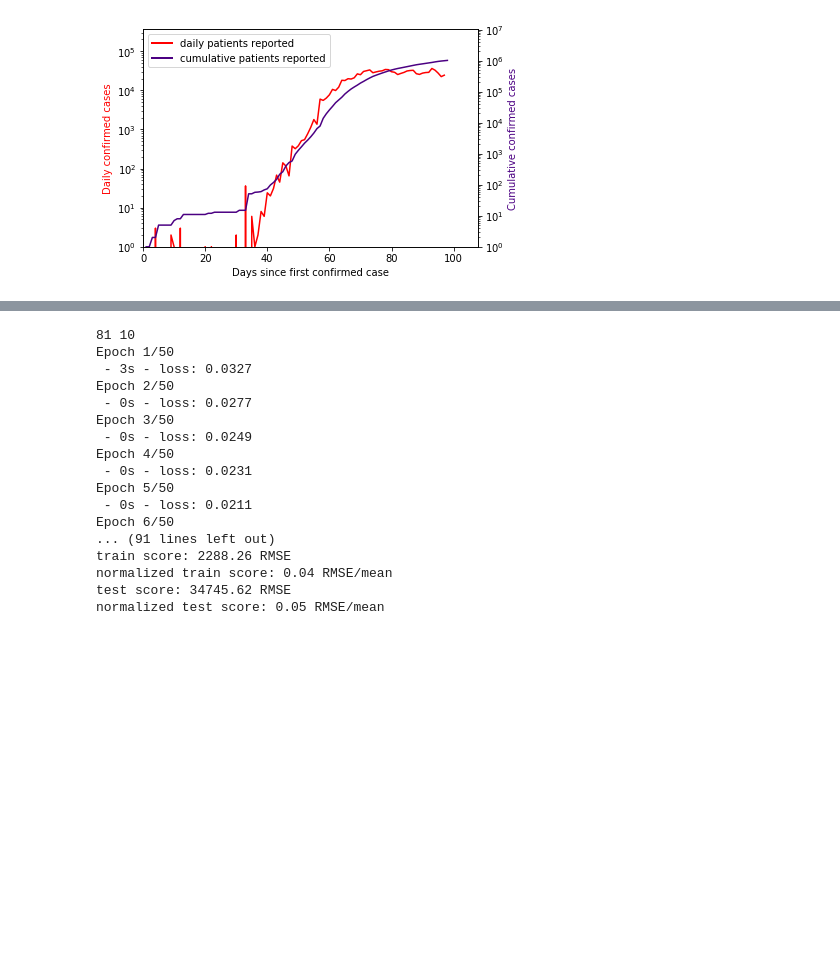
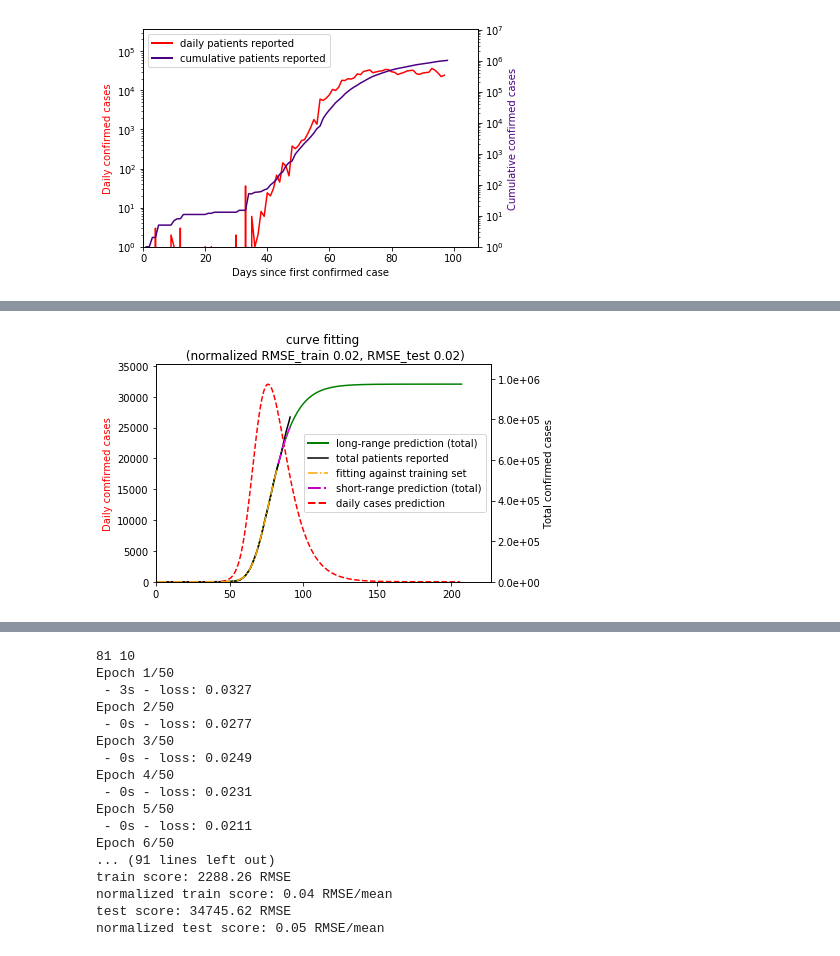
Before and after one commit to zhuowenzhao/COVID19-prediction, a Jupyter notebook: covid_slim.ipynb, the cells around one changed output, grey strips where cells are left out. Saved outputs shown, nothing was run; the diff lists cells and outputs as text; code cells hidden in the pictures; blank space fills up the shorter version.

```diff
--- a/covid_slim.ipynb
+++ b/covid_slim.ipynb
@@ -172,0 +178,67 @@ normalized fitting Score: 0.04 RMSE
+# %%
+def create_dataset(data, look_back=1):
+    f = len(data)-look_back
+    return data[:f],data[1:f+1]
+
+train_size = int(np.round(len(usa_cum) * 0.90))
+test_size = len(usa_cum) - train_size
+train, test = usa_cum[0:train_size], usa_cum[train_size:]
+print(len(train), len(test))
+
+days_train = np.arange(1,len(train)+1,1)
+days_extrapolation = np.arange(1, len(test)+1,1)+len(train)
+
+popt, pcov = curve_fit(func,days_train,train, bounds=([1.001,train[-1],1e-3], [1000,train[-1]*1e3, 1e3]))
+print(popt)
+
+extrapodata = func(days_extrapolation,*popt)
+fittingdata = func(days_train,*popt)
+# calculate root mean squared error
+score = math.sqrt(mean_squared_error(test, extrapodata))
+test_s = score/np.mean(test)
+print('test accuracy: %.2f RMSE' % (score))
+print('normalized test accuracy: %.2f RMSE' % (test_s))
+
+Score = math.sqrt(mean_squared_error(train, fittingdata))
+train_s = Score/np.mean(train)
+print('train score: %.2f RMSE' % (Score))
+print('normalized train score: %.2f RMSE' % (train_s))
+
+func_days = np.arange(1,popt[2]*20,1)
+func_predict = func(func_days,*popt)
+print(len(func_predict))
+deltas_func = get_deltas(func_predict)
+days_delta_func = np.arange(1,len(deltas_func)+1,1)
+
+print(f'days_cum_usa {days_cum_usa}')
+print(f'days_train {days_train}')
+print(f'days_extrapolation {days_extrapolation}')
+
+fig, ax1 = plt.subplots()
+ax1.plot(days_delta_func, deltas_func, 'r--')
+ax2 = ax1.twinx()
+ax2.plot(func_days, func_predict, 'g-')
+ax2.plot(days_cum_usa, usa_cum, 'k-')
+ax2.plot(days_train, fittingdata, color='orange',linestyle = '-.')
+ax2.plot(days_extrapolation, extrapodata, color='magenta',linestyle = '-.')
+
+ax2.set_xlabel('Days since first confirmed case')
+ax2.set_ylabel('Total confirmed cases', color='k')
+ax1.set_ylabel('Daily comfirmed cases', color='r')
+ax2.set_xlim(0,max(days_delta_func)*1.1)
+ax2.set_ylim(0,max(func_predict)*1.1)
+ax1.set_ylim(0,max(deltas_func)*1.1)
+ax2.set_title('curve fitting\n (normalized RMSE_train {0:.2f}, RMSE_test {0:.2f})'.format(train_s,test_s))
+ax2.yaxis.set_major_formatter(ticker.FormatStrFormatter('%.1e'))
+
+legend_elements = [Line2D([0], [0], color='g', lw=2, label='long-range prediction (total)'),
+                   Line2D([0], [0], color='k', linestyle = '-', label='total patients reported'),
+                   Line2D([0], [0], color='orange', linestyle = '-.', label='fitting against training set'),
+                   Line2D([0], [0], color='m', linestyle = '-.', lw=2, label='short-range prediction (total)'),
+                   Line2D([0], [0], color='r',linestyle='--', lw=2, label='daily cases prediction')]
+
+ax1.legend(handles=legend_elements, loc='center right')
+fig.savefig("short_fitting_prediction.pdf", bbox_inches='tight')
+
+plt.show()
+# %% [output]
@@ -173,3 +261,4 @@ normalized fitting Score: 0.04 RMSE
+[figure, added]
 # %%
 Data = np.array(usa_cum).reshape((len(usa_cum),1))
 ld = len(Data)
```
Also changed, not shown: parts of 5 cells of this notebook.
